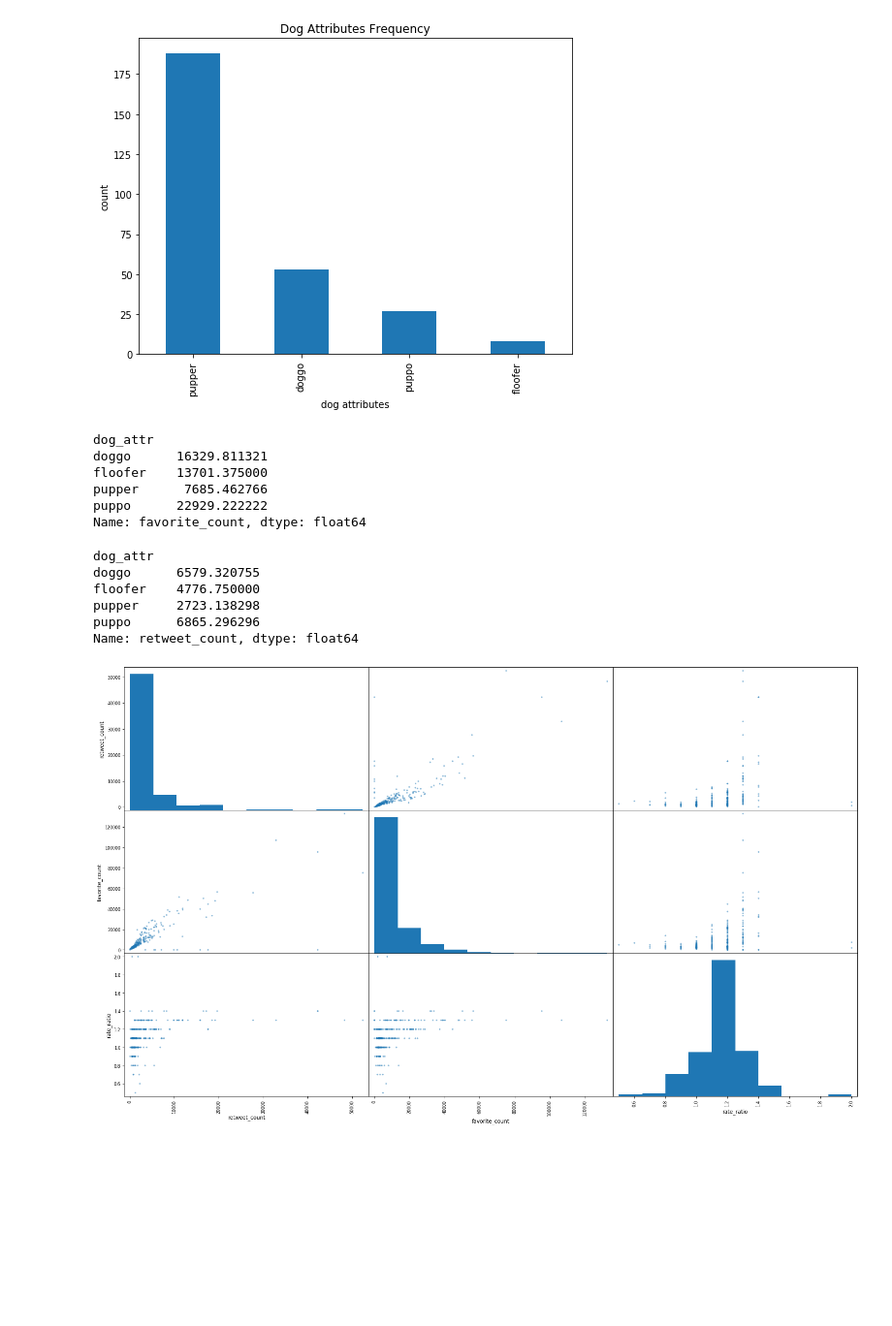
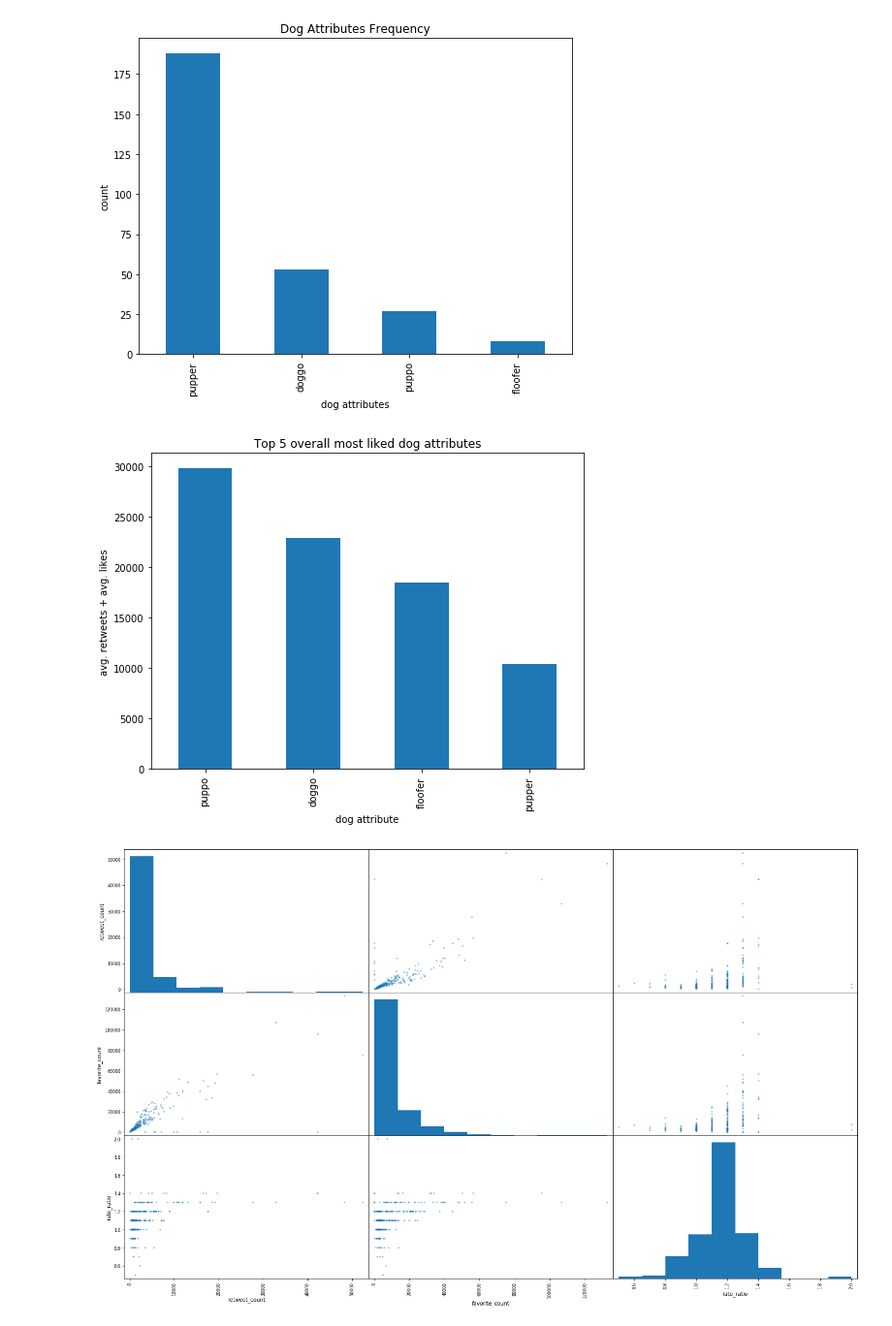
Before and after one commit to UltraViolentLight/Wrangle-We-Rate-Dogs, a Jupyter notebook: wrangle_act.ipynb, the cells around one changed output. Shown at 97% size. Saved outputs shown, nothing was run; the diff lists cells and outputs as text; code cells hidden in the pictures; blank space fills up the shorter version.

```diff
--- a/wrangle_act.ipynb
+++ b/wrangle_act.ipynb
@@ -721,24 +740,22 @@ plt.ylabel('count')
 plt.xlabel('dog attributes');
 # %% [output]
 [figure]
-# %%
-df.groupby('dog_attr')['favorite_count'].mean()
-# %% [output]
-dog_attr
-doggo      16329.811321
-floofer    13701.375000
-pupper      7685.462766
-puppo      22929.222222
-Name: favorite_count, dtype: float64
-# %%
-df.groupby('dog_attr')['retweet_count'].mean()
-# %% [output]
-dog_attr
-doggo      6579.320755
-floofer    4776.750000
-pupper     2723.138298
-puppo      6865.296296
-Name: retweet_count, dtype: float64
+# %%
+df_retweet = df.groupby('dog_attr').mean()['retweet_count']
+df_retweet = df_retweet.sort_values(ascending = False)
+# %%
+df_fav = df.groupby('dog_attr').mean()['favorite_count']
+df_fav = df_fav.sort_values(ascending = False)
+# %%
+df_overall = df_retweet + df_fav
+df_overall = df_overall.sort_values(ascending = False)
+# %%
+df_overall[0:5].plot(kind= 'bar', figsize = (8,6))
+plt.title('Top 5 overall most liked dog attributes')
+plt.xlabel('dog attribute')
+plt.ylabel('avg. retweets + avg. likes');
+# %% [output]
+[figure, added]
 # %%
 # looking for correlations
 pd.plotting.scatter_matrix(df[['retweet_count','favorite_count', 'rate_ratio']], figsize = (25,15));
```
Also changed, not shown: parts of 6 cells of this notebook, 3 other files.
